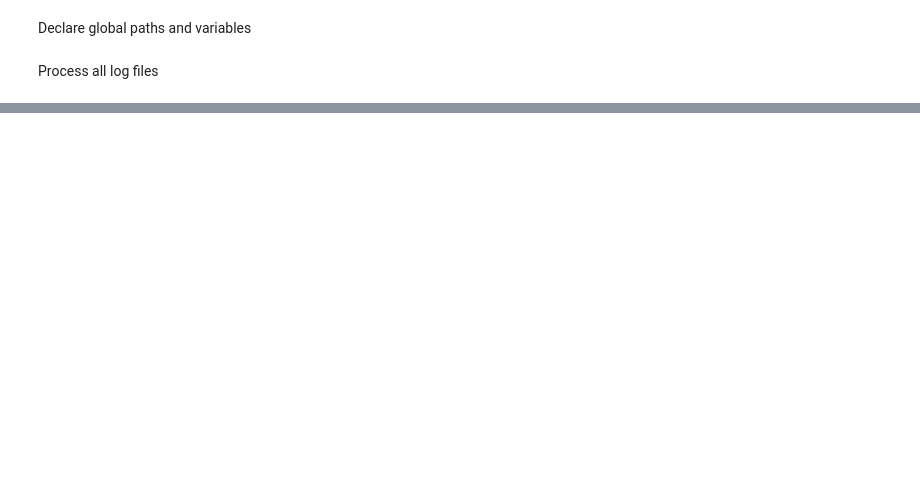
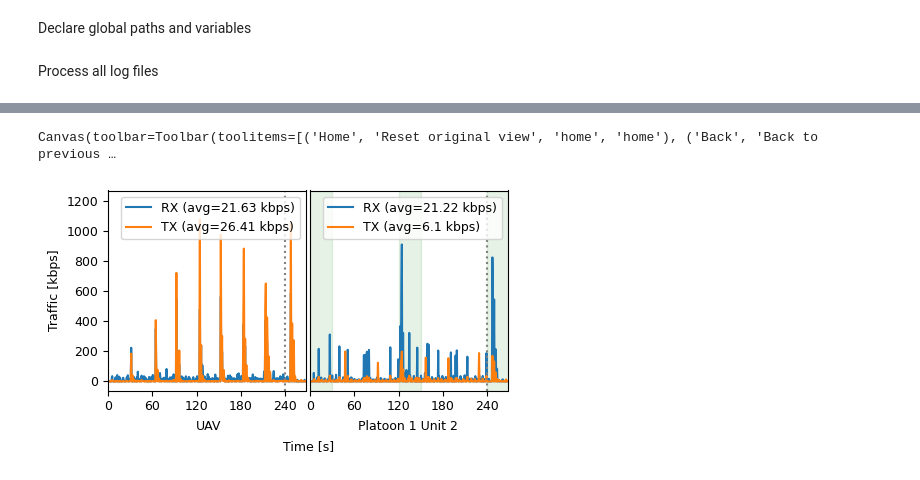
Before and after one commit to phylib/svs-pubsub-eval, a Jupyter notebook: results.ipynb, the cells around one changed output, grey strips where cells are left out. Saved outputs shown, nothing was run; the diff lists cells and outputs as text; code cells hidden in the pictures; blank space fills up the shorter version.

```diff
--- a/results.ipynb
+++ b/results.ipynb
@@ -105,0 +306,36 @@ Canvas(toolbar=Toolbar(toolitems=[('Home', 'Reset original view', 'home', 'home'
+# %%
+# SVS HARD
+plt.rcParams.update({'font.size': 9})
+
+fig, (ax1, ax2) = plt.subplots(1, 2, sharey=True)
+
+fig.set_size_inches(4, 2)
+#ax1.set_title('Network Utilization')
+ax1.set_ylabel('Traffic [kbps]')
+#ax1.set_xlabel('Time [s]')
+
+plot_traffic(ax1, 'uav', 'UAV', 25, "svs")
+plot_traffic(ax2, 'unit_1_2', 'P1 U2', 25, "svs")
+
+ax2.tick_params(labelleft=False, left=False)
+plt.subplots_adjust(left=0,
+                    bottom=0,
+                    right=1,
+                    top=1,
+                    wspace=0.02,
+                    hspace=0.4)
+
+plt.text(0.5, -0.28, "Time [s]", fontsize=9, transform=plt.gcf().transFigure, ha='center', va='center')
+plt.text(0.25, -0.18, "UAV", fontsize=9, transform=plt.gcf().transFigure, ha='center', va='center')
+plt.text(0.75, -0.18, "Platoon 1 Unit 2", fontsize=9, transform=plt.gcf().transFigure, ha='center', va='center')
+
+ax1.legend(loc='upper right')
+ax2.legend(loc='upper right')
+
+fig.savefig("traffic_comp.pdf", bbox_inches='tight')
+
+display(fig)
+plt.close()
+# %% [output]
+Canvas(toolbar=Toolbar(toolitems=[('Home', 'Reset original view', 'home', 'home'), ('Back', 'Back to previous …
+[figure, added]
```
Also changed, not shown: parts of 9 cells of this notebook.
